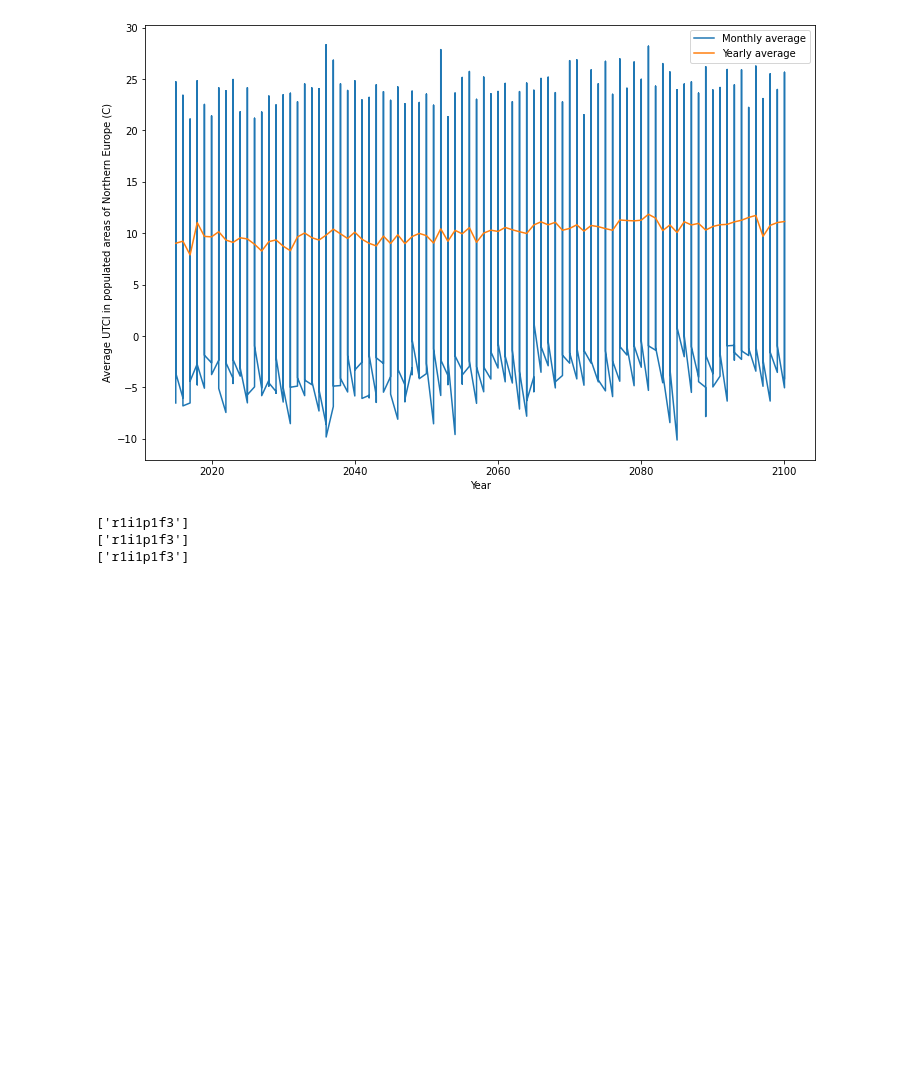
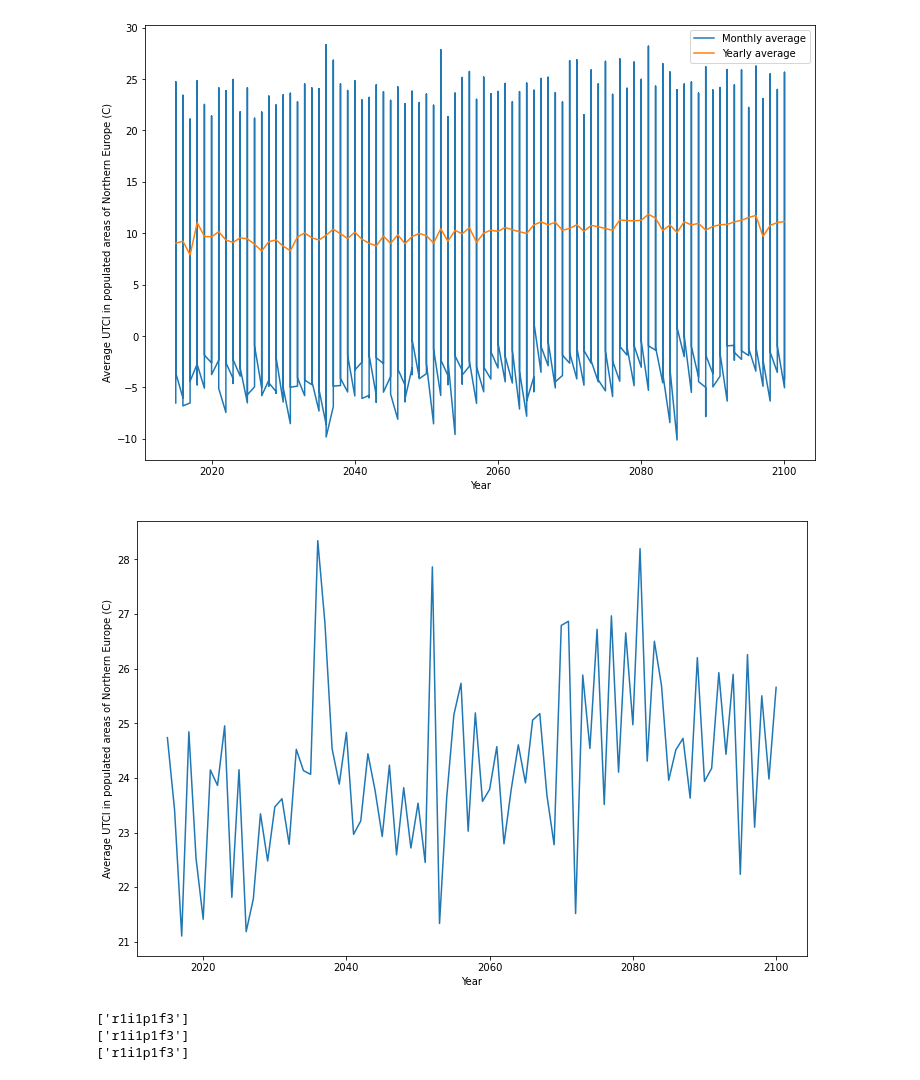
Before and after one commit to cmip6moap/project10, a Jupyter notebook: notebooks/UTCI_changes_over_time.ipynb, the cells around one changed output. Cells and saved outputs as stored; diff of their text form; code cells hidden in the pictures; blank space fills up the shorter version.

```diff
--- a/notebooks/UTCI_changes_over_time.ipynb
+++ b/notebooks/UTCI_changes_over_time.ipynb
@@ -155,6 +155,7 @@ fig.savefig(os.path.join(output_folder, "IndiaYearly95thUTCI.png"))
 # %% [output]
 [figure]
 # %%
+NorthEuropeMask = 16
 masked_europe = (resample.utci.where((mask==NorthEuropeMask) & (popdata_xr>0))-273.15).mean(["lat", "lon"]).to_dataframe()
 masked_europe = masked_europe[:-1]
 # %%
@@ -168,5 +169,13 @@ fig.savefig(os.path.join(output_folder, "NorthEuropeYearlyAndMonthlyAverageUTCI.
 # %% [output]
 [figure]
+# %%
+fig = plt.figure(figsize=(12, 8))
+plt.plot(masked_europe.groupby([i.year for i in masked_europe.index]).utci.max())
+plt.xlabel("Year")
+plt.ylabel("Average UTCI in populated areas of Northern Europe (C)")
+fig.savefig(os.path.join(output_folder, "NorthEuropeYearly95thpcUTCI-yearmax.png"))
+# %% [output]
+[figure, added]
 # %%
 fig = plt.figure(figsize=(12, 8))
 for subfolder in subfolders[1:]:
```
Also changed, not shown: parts of 5 cells of this notebook, 4 other files.
